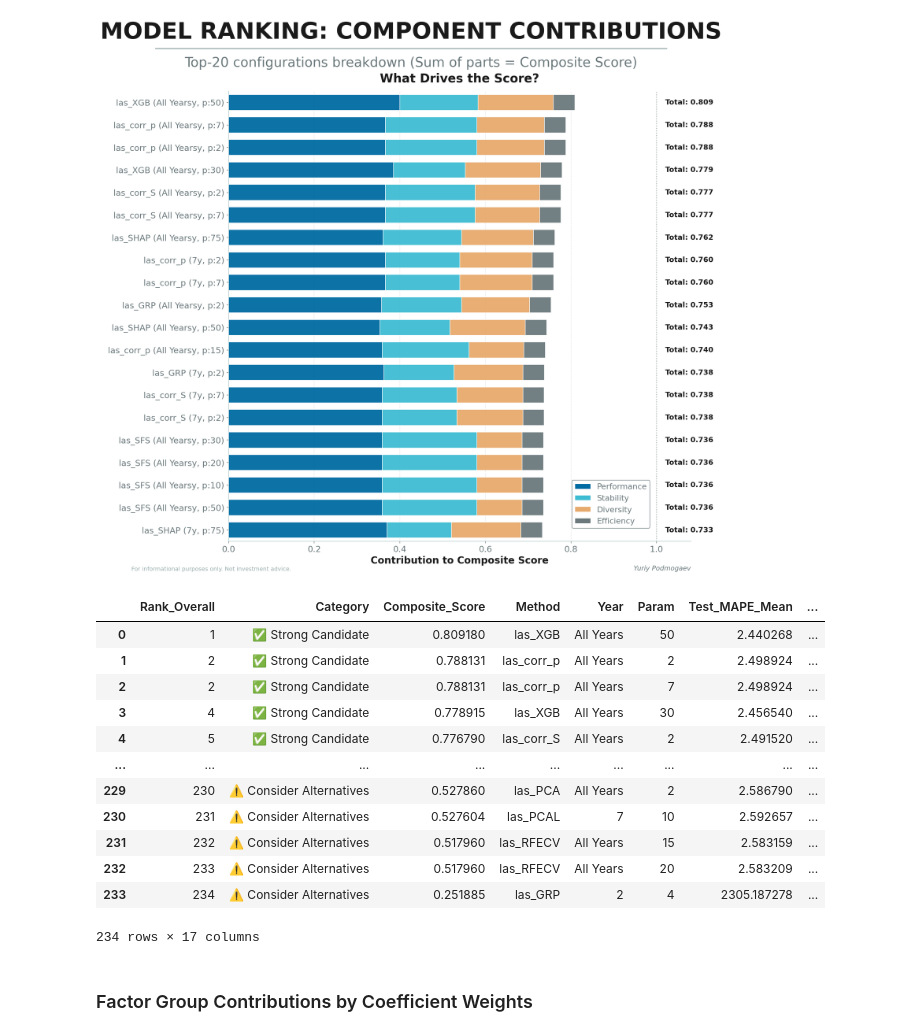
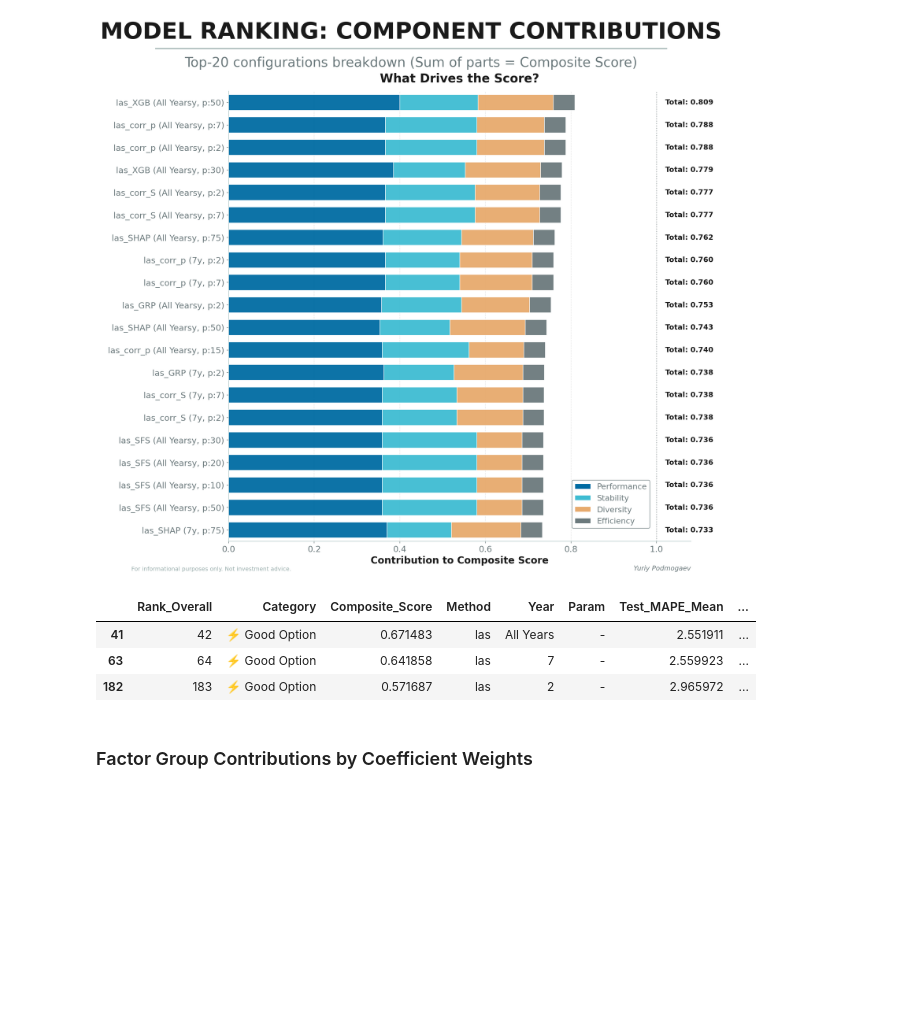
Before and after one commit to ypodmogaev/feature_selection, a Jupyter notebook: feature_selection.ipynb, the cells around one changed output. Saved outputs shown, nothing was run; the diff lists cells and outputs as text; code cells hidden in the pictures; blank space fills up the shorter version.

```diff
--- a/feature_selection.ipynb
+++ b/feature_selection.ipynb
@@ -6493,21 +6491,12 @@ if len(df_ranking) > 0:
   -> Figure saved: C:\Users\User1\Desktop\All_new\GIT\feature_selection\results\plots\04_ranking_dashboard.png
 [figure]
 # %%
-df_ranking
+df_ranking[df_ranking.Method == 'las']
 # %% [output]
 |  | Rank_Overall | Category | Composite_Score | Method | Year | Param | Test_MAPE_Mean | ... |
-| 0 | 1 | ✅ Strong Candidate | 0.809180 | las_XGB | All Years | 50 | 2.440268 | ... |
-| 1 | 2 | ✅ Strong Candidate | 0.788131 | las_corr_p | All Years | 2 | 2.498924 | ... |
-| 2 | 2 | ✅ Strong Candidate | 0.788131 | las_corr_p | All Years | 7 | 2.498924 | ... |
-| 3 | 4 | ✅ Strong Candidate | 0.778915 | las_XGB | All Years | 30 | 2.456540 | ... |
-| 4 | 5 | ✅ Strong Candidate | 0.776790 | las_corr_S | All Years | 2 | 2.491520 | ... |
-| ... | ... | ... | ... | ... | ... | ... | ... | ... |
-| 229 | 230 | ⚠️ Consider Alternatives | 0.527860 | las_PCA | All Years | 2 | 2.586790 | ... |
-| 230 | 231 | ⚠️ Consider Alternatives | 0.527604 | las_PCAL | 7 | 10 | 2.592657 | ... |
-| 231 | 232 | ⚠️ Consider Alternatives | 0.517960 | las_RFECV | All Years | 15 | 2.583159 | ... |
-| 232 | 233 | ⚠️ Consider Alternatives | 0.517960 | las_RFECV | All Years | 20 | 2.583209 | ... |
-| 233 | 234 | ⚠️ Consider Alternatives | 0.251885 | las_GRP | 2 | 4 | 2305.187278 | ... |
+| 41 | 42 | ⚡ Good Option | 0.671483 | las | All Years | - | 2.551911 | ... |
+| 63 | 64 | ⚡ Good Option | 0.641858 | las | 7 | - | 2.559923 | ... |
+| 182 | 183 | ⚡ Good Option | 0.571687 | las | 2 | - | 2.965972 | ... |
-234 rows × 17 columns
 # %% [markdown]
 ### Factor Group Contributions by Coefficient Weights
 # %%
```
Also changed, not shown: parts of 6 cells of this notebook.
